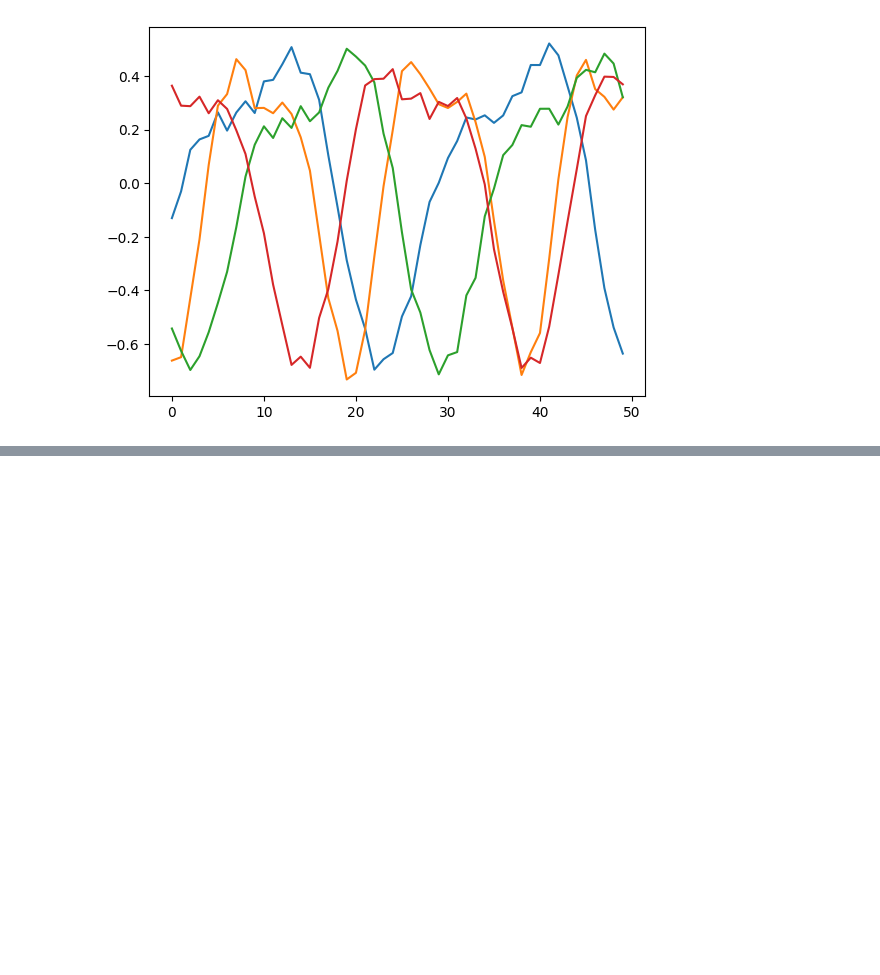
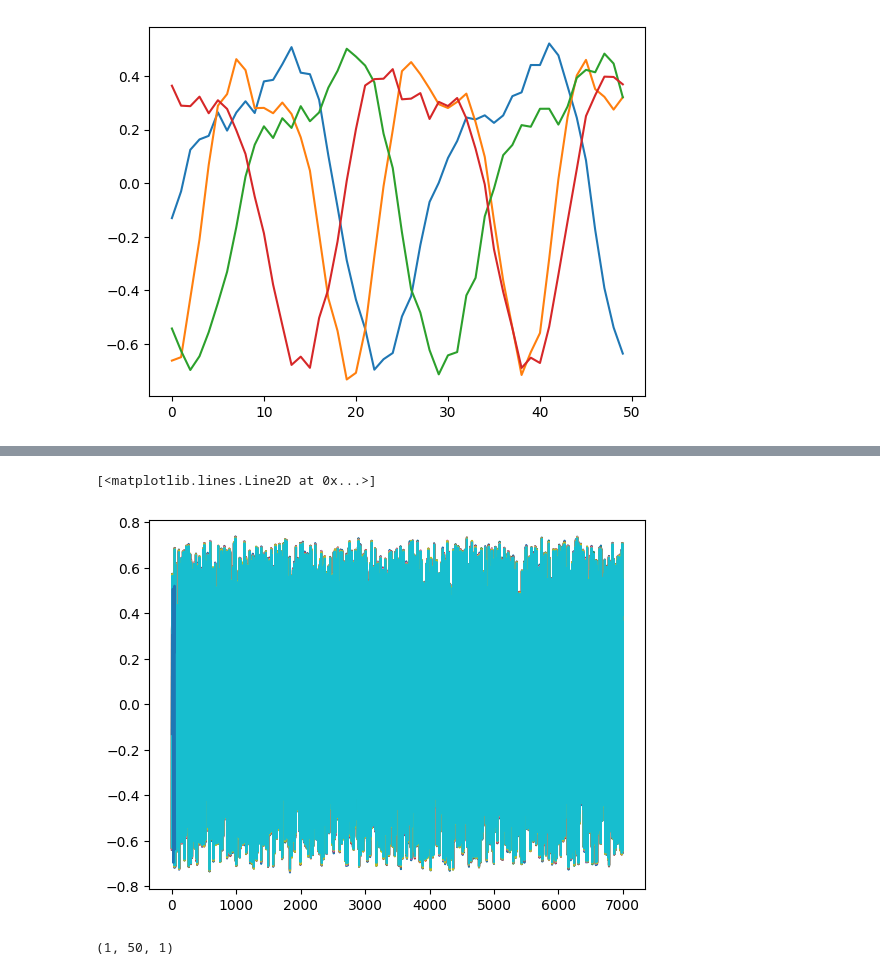
Before and after one commit to kaladabrio2020/livro-aprendizado-de-maquina-sklearn-keras-tf, a Jupyter notebook: Parte II-Redes Neurais e Aprendizado Profundo/Capítulo 15-RNN/rnn.ipynb, the cells around one changed output, grey strips where cells are left out. Cells and saved outputs as stored; diff of their text form; code cells hidden in the pictures; blank space fills up the shorter version.

```diff
--- a/Parte II-Redes Neurais e Aprendizado Profundo/Capítulo 15-RNN/rnn.ipynb
+++ b/Parte II-Redes Neurais e Aprendizado Profundo/Capítulo 15-RNN/rnn.ipynb
@@ -39,5 +46,5 @@ model.compile(
     optimizer=keras.optimizers.Adam(),
     loss=keras.losses.mse
 )
-model.fit(xtrain, ytrain)
+model.fit(xtrain, ytrain, epochs=10)
 # %% [output]
@@ -47,0 +72,2 @@ model.predict()
+# %%
+pred = model.predict(xtrain)
@@ -47,0 +76,13 @@ model.predict()
+# %%
+plt.plot(pred)
+plt.plot(xtrain)
+# %% [output]
+[<matplotlib.lines.Line2D at 0x...>]
+[figure, added]
+# %%
+series = generate_time_series(1, n_steps+10)
+x_new, y_new = series[:, :n_steps], series[:,n_steps:]
+X = x_new
+X.shape
+# %% [output]
+(1, 50, 1)
```
Also changed, not shown: parts of 6 cells of this notebook.
